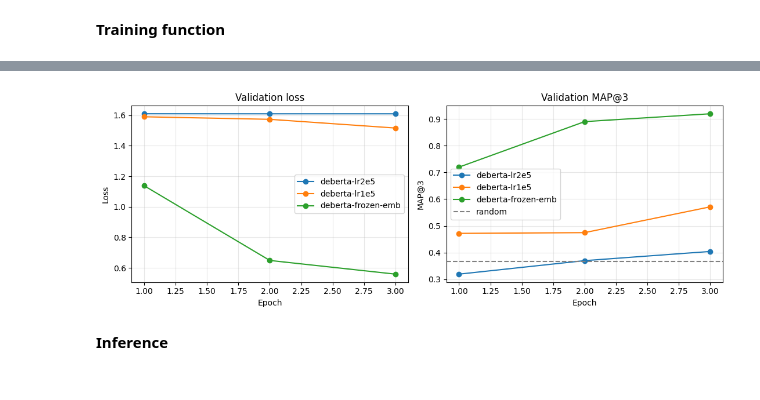
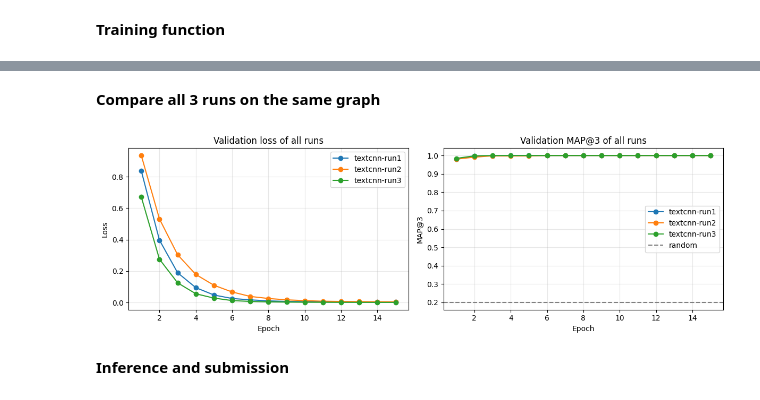
Before and after one commit to 22f1000828/DL-22f1000828-notebook-t22026, a Jupyter notebook: kaggle_notebook.ipynb, the cells around one changed output, grey strips where cells are left out. Cells and saved outputs as stored; diff of their text form; code cells hidden in the pictures.

```diff
--- a/kaggle_notebook.ipynb
+++ b/kaggle_notebook.ipynb
@@ -116,9 +118,8 @@ def set_seed(seed):
     np.random.seed(seed)
     torch.manual_seed(seed)
     torch.cuda.manual_seed_all(seed)
+    torch.backends.cudnn.deterministic = True
 
 set_seed(CONFIG['seed'])
-print("Device:", CONFIG['device'])
-if torch.cuda.is_available():
-    print("GPU:", torch.cuda.get_device_name(0))
+print("Using Device:", CONFIG['device'])
 # %% [output]
@@ -481,8 +817,11 @@ rows = []
 for r in run_results:
     rows.append({
         "run_name": r["run_name"],
+        "embed_dim": r["config"]["embed_dim"],
+        "num_filters": r["config"]["num_filters"],
+        "kernels": str(r["config"]["kernel_sizes"]),
+        "dropout": r["config"]["dropout"],
         "lr": r["config"]["lr"],
-        "frozen_emb": r["config"]["freeze_embeddings"],
         "val_acc": r["best_val_acc"],
         "val_f1": r["best_val_f1"],
         "val_map3": r["best_val_map3"],
@@ -491,28 +830,36 @@ for r in run_results:
 comparison_df = pd.DataFrame(rows).sort_values("val_map3", ascending=False)
 print(comparison_df)
 
-plt.figure(figsize=(11, 4))
+names = comparison_df["run_name"]
 
-plt.subplot(1, 2, 1)
-plt.bar(comparison_df["run_name"], comparison_df["val_acc"], color='skyblue')
+plt.figure(figsize=(14, 4))
+
+plt.subplot(1, 3, 1)
+plt.bar(names, comparison_df["val_acc"], color='skyblue')
 plt.title("Best validation accuracy")
 plt.xticks(rotation=20)
 
-plt.subplot(1, 2, 2)
-plt.bar(comparison_df["run_name"], comparison_df["val_map3"], color='salmon')
-plt.axhline(0.3667, color='gray', linestyle='--', label='random')
+plt.subplot(1, 3, 2)
+plt.bar(names, comparison_df["val_f1"], color='lightgreen')
+plt.title("Best validation F1")
+plt.xticks(rotation=20)
+
+plt.subplot(1, 3, 3)
+plt.bar(names, comparison_df["val_map3"], color='salmon')
 plt.title("Best validation MAP@3")
 plt.xticks(rotation=20)
-plt.legend()
 
 plt.tight_layout()
 plt.show()
+
 
 best_run = run_results[0]
 for r in run_results:
     if r["best_val_map3"] > best_run["best_val_map3"]:
         best_run = r
 
+BEST_MODEL_PATH = best_run["model_path"]
+BEST_CONFIG = best_run["config"]
 print()
-print("Best run:", best_run["run_name"], "val map3 =", round(best_run["best_val_map3"], 4))
+print("Best run:", best_run["run_name"], "with val map3 =", round(best_run["best_val_map3"], 4))
 # %% [output]
@@ -527,30 +908,32 @@ Best run: deberta-frozen-emb val map3 = 0.92
+# %% [markdown]
+**Compare all 3 runs on the same graph**
 # %%
-plt.figure(figsize=(11, 4))
+plt.figure(figsize=(12, 4))
 
 plt.subplot(1, 2, 1)
 for r in run_results:
     h = pd.DataFrame(r["history"])
     plt.plot(h["epoch"], h["val_loss"], marker='o', label=r["run_name"])
-plt.title("Validation loss")
+plt.title("Validation loss of all runs")
 plt.xlabel("Epoch")
 plt.ylabel("Loss")
 plt.legend()
 plt.grid(True, alpha=0.3)
 
 plt.subplot(1, 2, 2)
 for r in run_results:
     h = pd.DataFrame(r["history"])
     plt.plot(h["epoch"], h["val_map3"], marker='o', label=r["run_name"])
-plt.axhline(0.3667, color='gray', linestyle='--', label='random')
-plt.title("Validation MAP@3")
+plt.axhline(0.2, color='gray', linestyle='--', label="random")
+plt.title("Validation MAP@3 of all runs")
 plt.xlabel("Epoch")
 plt.ylabel("MAP@3")
 plt.legend()
 plt.grid(True, alpha=0.3)
 
 plt.tight_layout()
 plt.show()
 # %% [output]
-[figure, old version]
+[figure, new version]
 # %% [markdown]
-**Inference**
+**Inference and submission**
```
Also changed, not shown: parts of 67 cells of this notebook.
